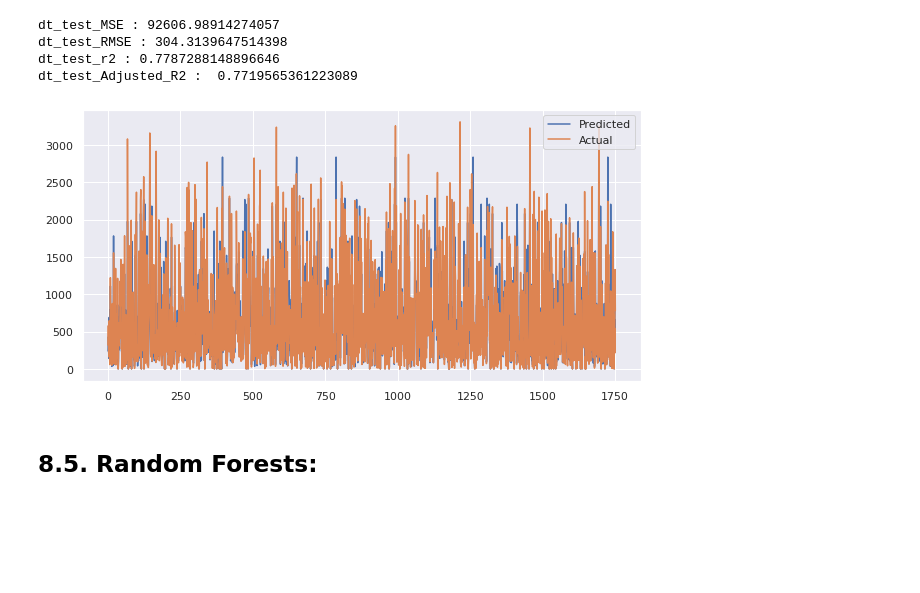
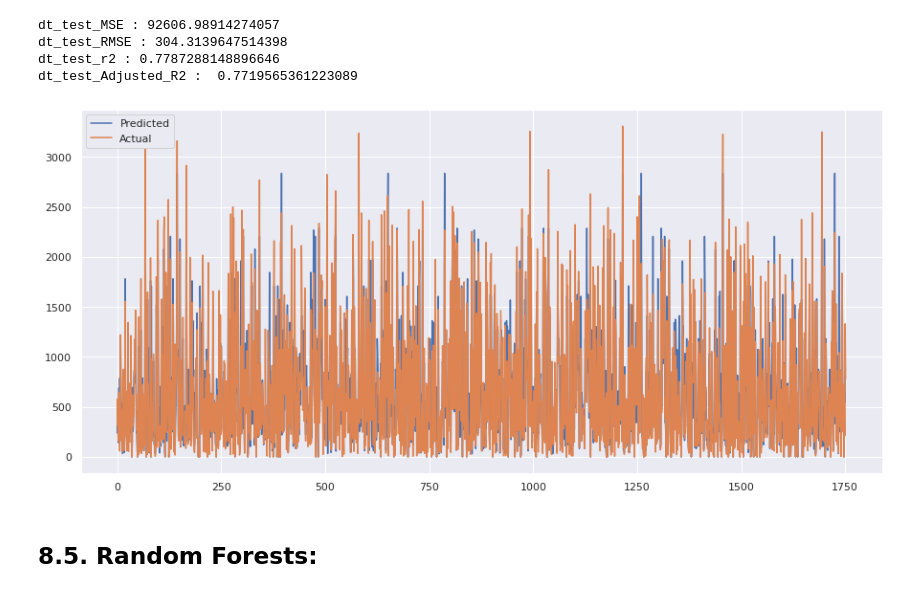
Before and after one commit to dileep-rawat/Capstone_Project_2--Bike_sharing_demand_prediction, a Jupyter notebook: Bike_Sharing_Demand_Prediction_Capstone_Project.ipynb, the cells around one changed output. Saved outputs shown, nothing was run; the diff lists cells and outputs as text; code cells hidden in the pictures; blank space fills up the shorter version.

```diff
--- a/Bike_Sharing_Demand_Prediction_Capstone_Project.ipynb
+++ b/Bike_Sharing_Demand_Prediction_Capstone_Project.ipynb
@@ -744,13 +760,13 @@ dt_test_RMSE : 304.3139647514398
 dt_test_r2 : 0.7787288148896646
 dt_test_Adjusted_R2 :  0.7719565361223089
 # %%
-plt.figure(figsize=(10,5))
+plt.figure(figsize=(15,7))
 plt.plot(np.square(dt_y_test_pred))
 plt.plot(np.square(np.array(y_test)))
 plt.legend(["Predicted","Actual"])
 plt.show()
 # %% [output]
-[figure, old version]
+[figure, new version]
 # %% [markdown]
 ## **8.5. Random Forests:**
 # %%
```
Also changed, not shown: parts of 18 cells of this notebook.
